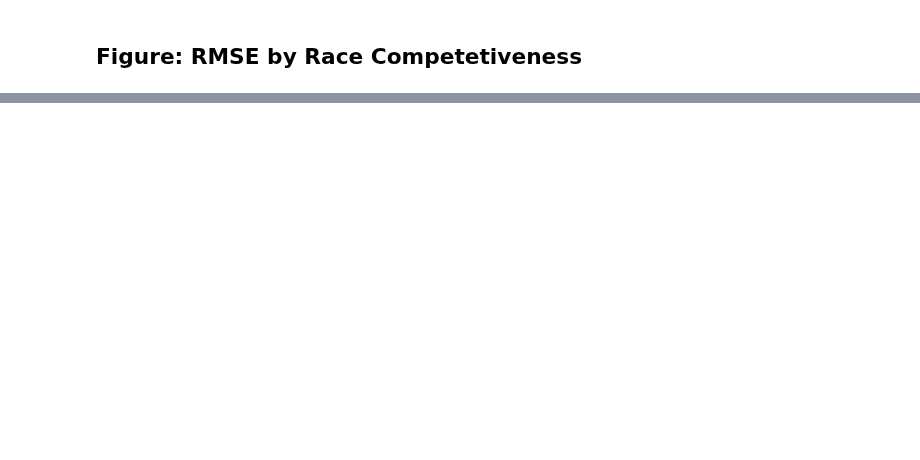
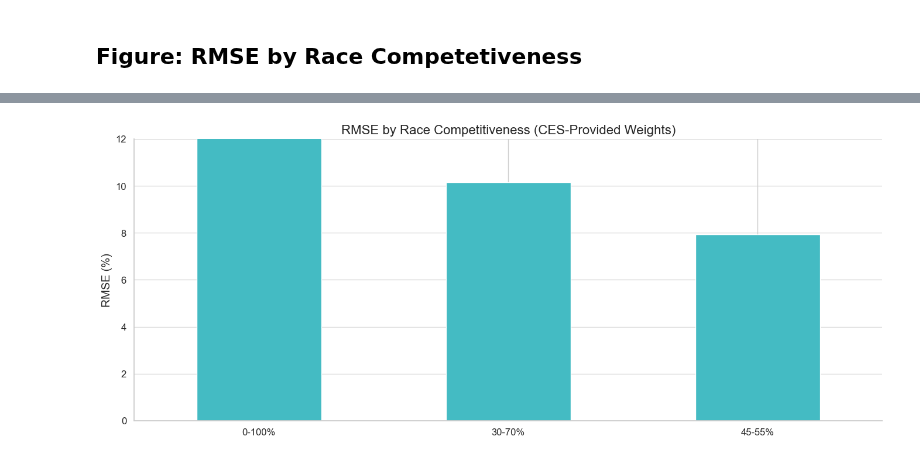
Before and after one commit to jdpru/CES-Accuracy-Analysis, a Jupyter notebook: tables_and_figures/figuresHQ.ipynb, the cells around one changed output, grey strips where cells are left out. Saved outputs shown, nothing was run; the diff lists cells and outputs as text; code cells hidden in the pictures; blank space fills up the shorter version.

```diff
--- a/tables_and_figures/figuresHQ.ipynb
+++ b/tables_and_figures/figuresHQ.ipynb
@@ -703,0 +110,37 @@ plt.show()
+# %%
+# Load data
+df = pd.read_excel('election_rmse_by_competitiveness_range.xlsx')
+
+# Filter for CES-Provided Weights only
+df = df[df['Weighting_Method'] == 'CES-Provided Weights'].copy()
+
+# Define desired order of ranges
+range_order = ['0-100%', '30-70%', '45-55%']
+df['Range_Label'] = pd.Categorical(df['Range_Label'], categories=range_order, ordered=True)
+df = df.sort_values('Range_Label')
+
+# Calculate average RMSE by range
+avg_rmse_by_range = df.groupby('Range_Label')['RMSE'].mean().reindex(range_order)
+
+# Plot
+fig, ax = plt.subplots(figsize=(14, 6))
+avg_rmse_by_range.plot(kind='bar', color='#44bbc3', zorder=2, ax=ax)
+
+# Style and labels
+ax.spines['top'].set_visible(False)
+ax.spines['right'].set_visible(False)
+ax.set_xticklabels(avg_rmse_by_range.index, rotation=0, fontsize=12)
+ax.set_ylabel('RMSE (%)', fontsize=14)
+ax.set_xlabel('', fontsize=14)
+ax.set_ylim(0, 12)
+plt.title('RMSE by Race Competitiveness (CES-Provided Weights)', fontsize=16)
+plt.grid(axis='y', linestyle='-', alpha=0.7, zorder=1)
+ax.tick_params(axis='y', labelsize=12)
+
+
+# Save and show
+plt.tight_layout(pad=2.0)
+plt.savefig('output figures/rmse_by_competitiveness_ces_weighted.png', dpi=300, bbox_inches='tight')
+plt.show()
+# %% [output]
+[figure, added]
```
Also changed, not shown: parts of 27 cells of this notebook, 4 other files.
